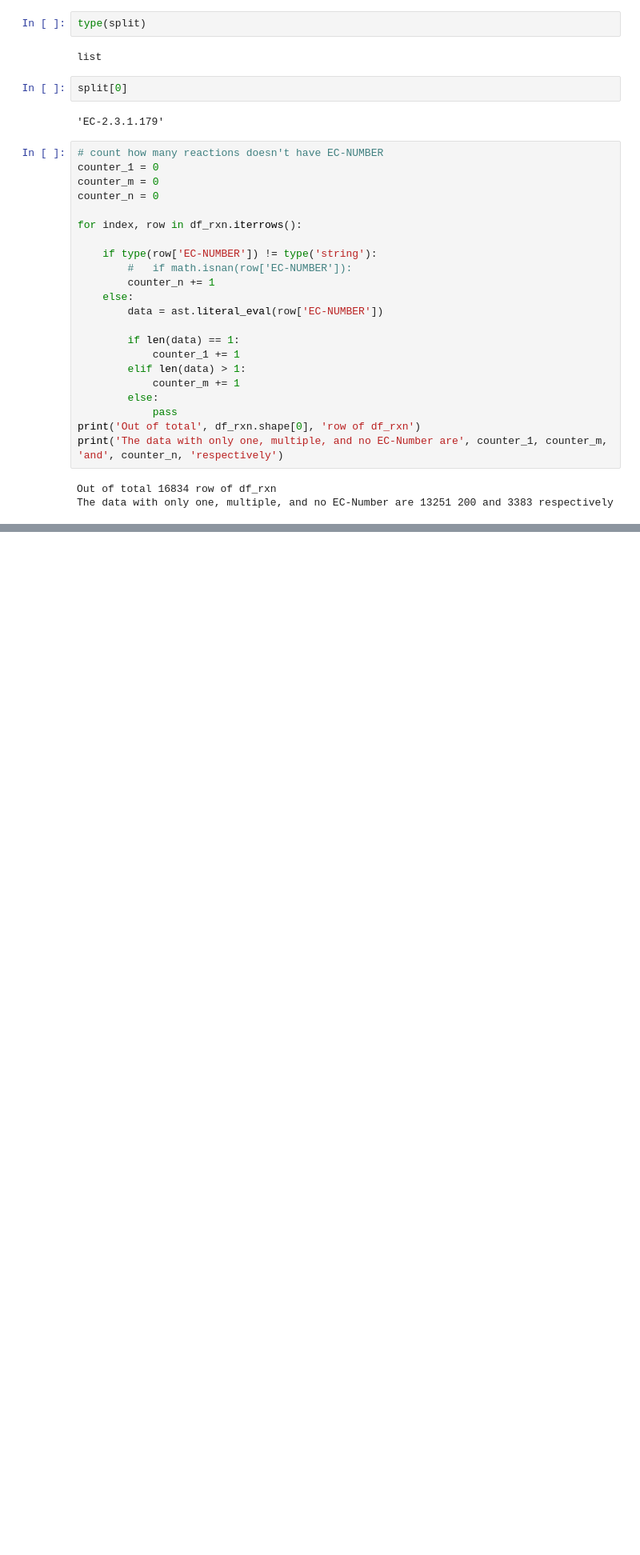
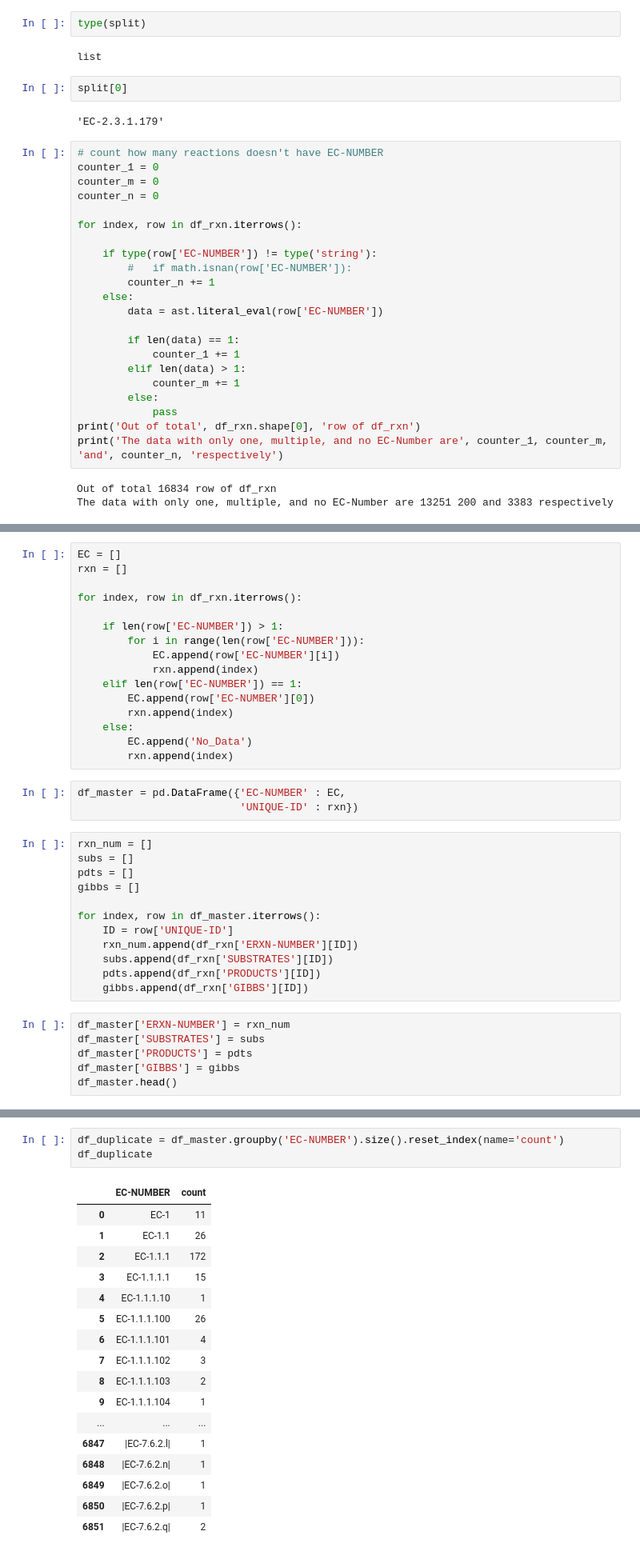
Before and after one commit to metamoles/metamoles, a Jupyter notebook: notebooks/Data_organization.ipynb, the cells around one changed output, grey strips where cells are left out. Shown: that part at 80% size. Cells and saved outputs as stored; diff of their text form; blank space fills up the shorter version.

```diff
--- a/notebooks/Data_organization.ipynb
+++ b/notebooks/Data_organization.ipynb
@@ -309,0 +330,37 @@ The data with only one, multiple, and no EC-Number are 13251 200 and 3383 respec
+# %%
+EC = []
+rxn = []
+
+for index, row in df_rxn.iterrows():
+
+    if len(row['EC-NUMBER']) > 1:
+        for i in range(len(row['EC-NUMBER'])):
+            EC.append(row['EC-NUMBER'][i])
+            rxn.append(index)
+    elif len(row['EC-NUMBER']) == 1:
+        EC.append(row['EC-NUMBER'][0])
+        rxn.append(index)
+    else:
+        EC.append('No_Data')
+        rxn.append(index)
+# %%
+df_master = pd.DataFrame({'EC-NUMBER' : EC,
+                          'UNIQUE-ID' : rxn})
+# %%
+rxn_num = []
+subs = []
+pdts = []
+gibbs = []
+
+for index, row in df_master.iterrows():
+    ID = row['UNIQUE-ID']
+    rxn_num.append(df_rxn['ERXN-NUMBER'][ID])
+    subs.append(df_rxn['SUBSTRATES'][ID])
+    pdts.append(df_rxn['PRODUCTS'][ID])
+    gibbs.append(df_rxn['GIBBS'][ID])
+# %%
+df_master['ERXN-NUMBER'] = rxn_num
+df_master['SUBSTRATES'] = subs
+df_master['PRODUCTS'] = pdts
+df_master['GIBBS'] = gibbs
+df_master.head()
@@ -309,0 +374,21 @@ The data with only one, multiple, and no EC-Number are 13251 200 and 3383 respec
+# %%
+df_duplicate = df_master.groupby('EC-NUMBER').size().reset_index(name='count')
+df_duplicate
+# %% [output]
+|  | EC-NUMBER | count |
+| 0 | EC-1 | 11 |
+| 1 | EC-1.1 | 26 |
+| 2 | EC-1.1.1 | 172 |
+| 3 | EC-1.1.1.1 | 15 |
+| 4 | EC-1.1.1.10 | 1 |
+| 5 | EC-1.1.1.100 | 26 |
+| 6 | EC-1.1.1.101 | 4 |
+| 7 | EC-1.1.1.102 | 3 |
+| 8 | EC-1.1.1.103 | 2 |
+| 9 | EC-1.1.1.104 | 1 |
+| ... | ... | ... |
+| 6847 | |EC-7.6.2.l| | 1 |
+| 6848 | |EC-7.6.2.n| | 1 |
+| 6849 | |EC-7.6.2.o| | 1 |
+| 6850 | |EC-7.6.2.p| | 1 |
+| 6851 | |EC-7.6.2.q| | 2 |
```
Also changed, not shown: parts of 8 cells of this notebook.
